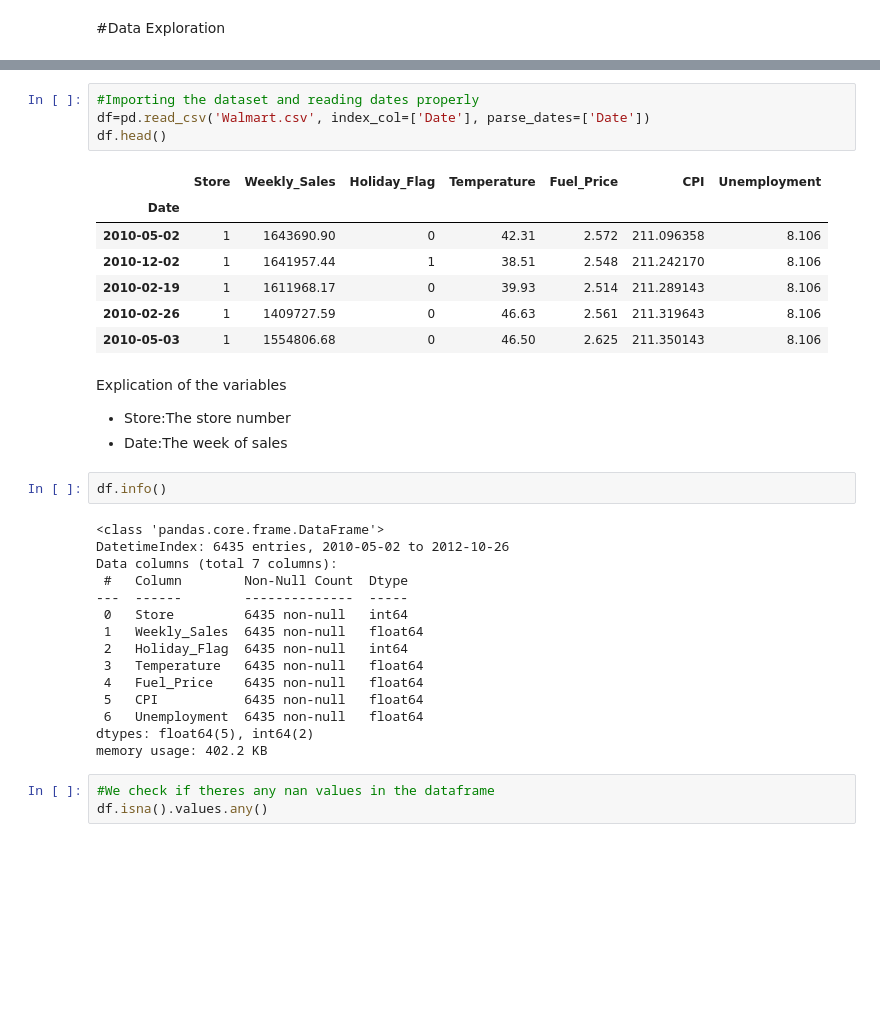
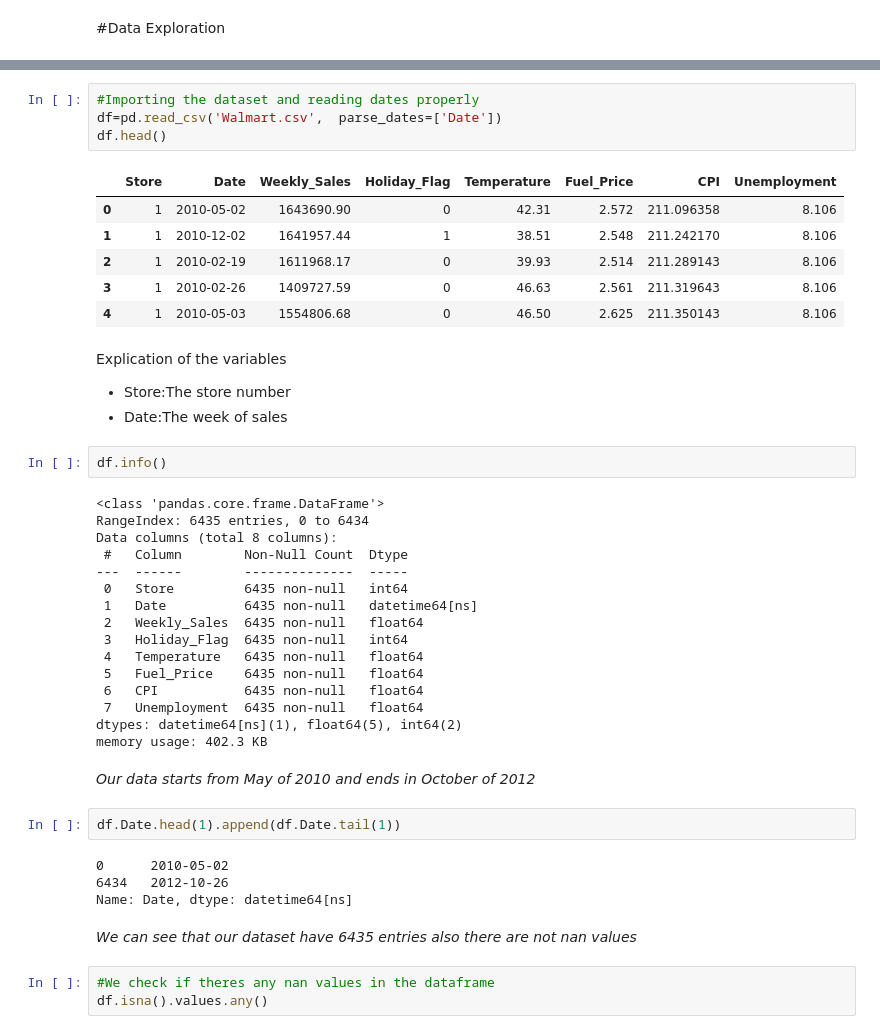
Before and after one commit to Apricold/Walmart_Analysis_Dataset, a Jupyter notebook: walmart_analysis.ipynb, the cells around one changed output, grey strips where cells are left out. Saved outputs shown, nothing was run; the diff lists cells and outputs as text; blank space fills up the shorter version.

```diff
--- a/walmart_analysis.ipynb
+++ b/walmart_analysis.ipynb
@@ -34,16 +34,15 @@ Requirement already satisfied: pytz>=2020.1 in /usr/local/lib/python3.10/dist-pa
 Requirement already satisfied: six>=1.5 in /usr/local/lib/python3.10/dist-packages (from python-dateutil>=2.7->matplotlib->fitter) (1.16.0)
 # %%
 #Importing the dataset and reading dates properly
-df=pd.read_csv('Walmart.csv', index_col=['Date'], parse_dates=['Date'])
+df=pd.read_csv('Walmart.csv',  parse_dates=['Date'])
 df.head()
 # %% [output]
-|  | Store | Weekly_Sales | Holiday_Flag | Temperature | Fuel_Price | CPI | Unemployment |
-| Date |  |  |  |  |  |  |  |
-| 2010-05-02 | 1 | 1643690.90 | 0 | 42.31 | 2.572 | 211.096358 | 8.106 |
-| 2010-12-02 | 1 | 1641957.44 | 1 | 38.51 | 2.548 | 211.242170 | 8.106 |
-| 2010-02-19 | 1 | 1611968.17 | 0 | 39.93 | 2.514 | 211.289143 | 8.106 |
-| 2010-02-26 | 1 | 1409727.59 | 0 | 46.63 | 2.561 | 211.319643 | 8.106 |
-| 2010-05-03 | 1 | 1554806.68 | 0 | 46.50 | 2.625 | 211.350143 | 8.106 |
+|  | Store | Date | Weekly_Sales | Holiday_Flag | Temperature | Fuel_Price | CPI | Unemployment |
+| 0 | 1 | 2010-05-02 | 1643690.90 | 0 | 42.31 | 2.572 | 211.096358 | 8.106 |
+| 1 | 1 | 2010-12-02 | 1641957.44 | 1 | 38.51 | 2.548 | 211.242170 | 8.106 |
+| 2 | 1 | 2010-02-19 | 1611968.17 | 0 | 39.93 | 2.514 | 211.289143 | 8.106 |
+| 3 | 1 | 2010-02-26 | 1409727.59 | 0 | 46.63 | 2.561 | 211.319643 | 8.106 |
+| 4 | 1 | 2010-05-03 | 1554806.68 | 0 | 46.50 | 2.625 | 211.350143 | 8.106 |
 # %% [markdown]
 Explication of the variables
 
@@ -53,19 +52,30 @@ Explication of the variables
 df.info()
 # %% [output]
 <class 'pandas.core.frame.DataFrame'>
-DatetimeIndex: 6435 entries, 2010-05-02 to 2012-10-26
-Data columns (total 7 columns):
+RangeIndex: 6435 entries, 0 to 6434
+Data columns (total 8 columns):
  #   Column        Non-Null Count  Dtype
 ---  ------        --------------  -----
  0   Store         6435 non-null   int64
- 1   Weekly_Sales  6435 non-null   float64
- 2   Holiday_Flag  6435 non-null   int64
- 3   Temperature   6435 non-null   float64
- 4   Fuel_Price    6435 non-null   float64
- 5   CPI           6435 non-null   float64
- 6   Unemployment  6435 non-null   float64
-dtypes: float64(5), int64(2)
-memory usage: 402.2 KB
+ 1   Date          6435 non-null   datetime64[ns]
+ 2   Weekly_Sales  6435 non-null   float64
+ 3   Holiday_Flag  6435 non-null   int64
+ 4   Temperature   6435 non-null   float64
+ 5   Fuel_Price    6435 non-null   float64
+ 6   CPI           6435 non-null   float64
+ 7   Unemployment  6435 non-null   float64
+dtypes: datetime64[ns](1), float64(5), int64(2)
+memory usage: 402.3 KB
+# %% [markdown]
+*Our data starts from May of 2010 and ends in October of 2012*
+# %%
+df.Date.head(1).append(df.Date.tail(1))
+# %% [output]
+0      2010-05-02
+6434   2012-10-26
+Name: Date, dtype: datetime64[ns]
+# %% [markdown]
+*We can see that our dataset have 6435 entries also there are not nan values*
 # %%
 #We check if theres any nan values in the dataframe
 df.isna().values.any()
```
Also changed, not shown: parts of 6 cells of this notebook.
